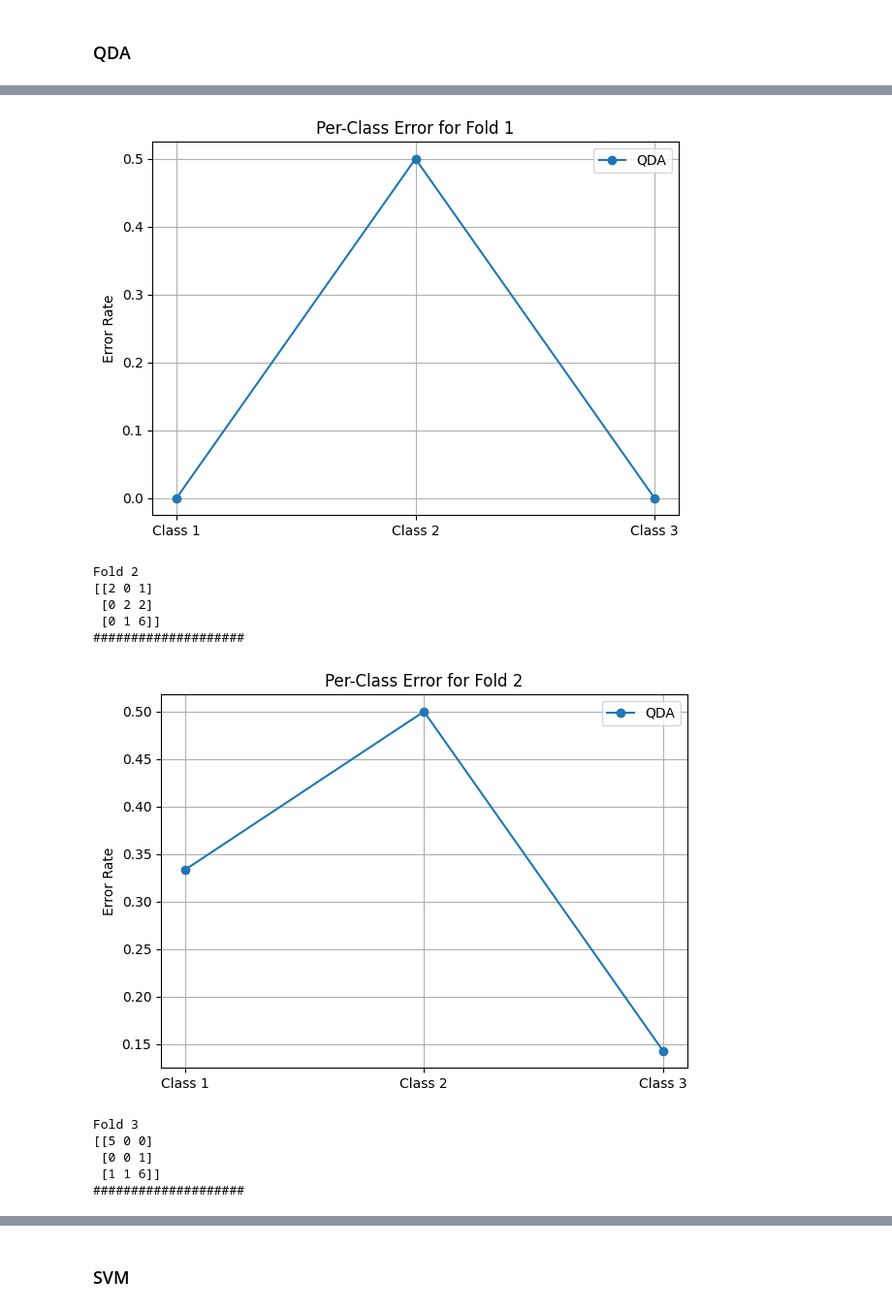
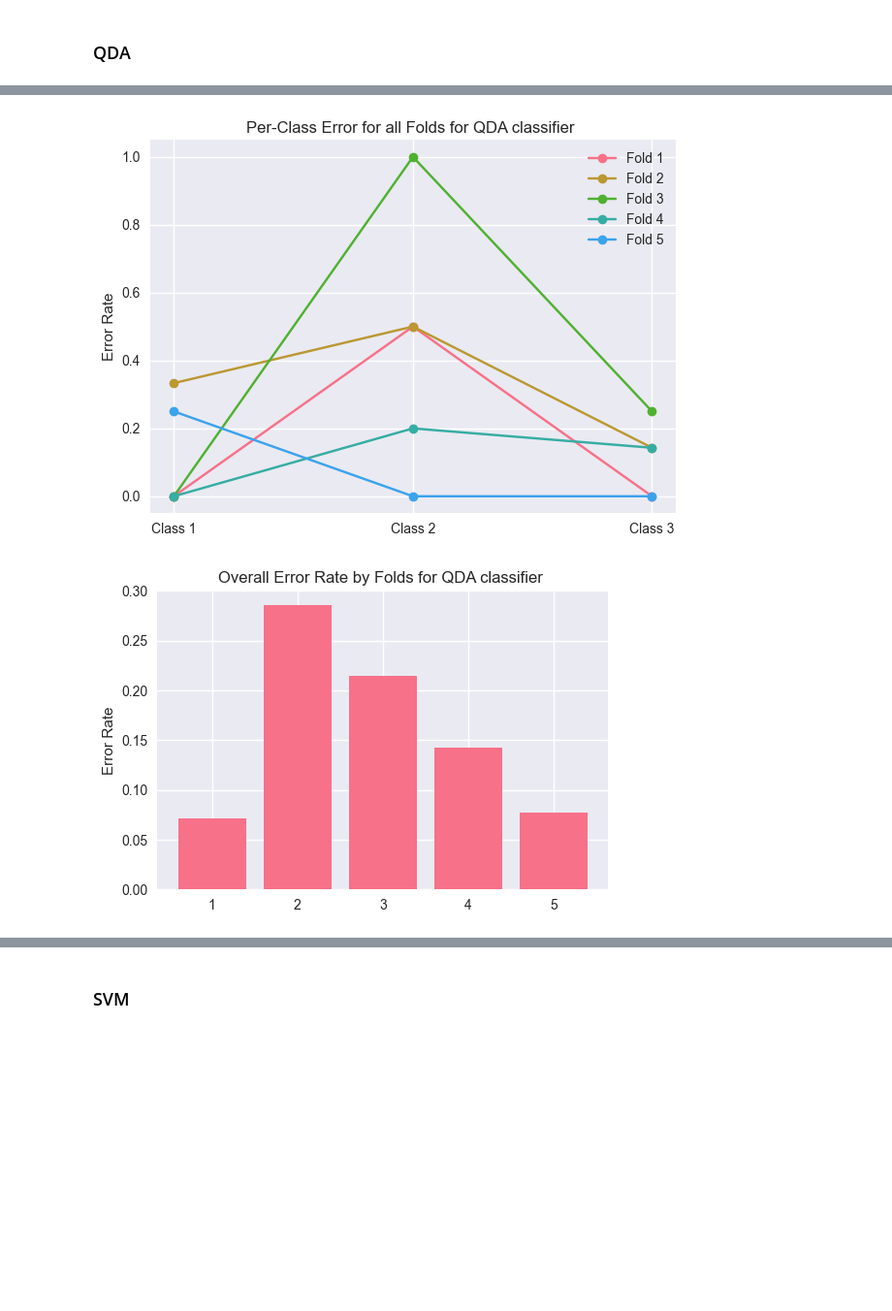
Before and after one commit to ivokusi/ME453-Final-Project, a Jupyter notebook: main.ipynb, the cells around one changed output, grey strips where cells are left out. Shown at 97% size. Saved outputs shown, nothing was run; the diff lists cells and outputs as text; code cells hidden in the pictures; blank space fills up the shorter version.

```diff
--- a/main.ipynb
+++ b/main.ipynb
@@ -8,7 +8,11 @@ from sklearn.discriminant_analysis import LinearDiscriminantAnalysis as LDA
 from sklearn.discriminant_analysis import QuadraticDiscriminantAnalysis as QDA
 from sklearn.svm import SVC
 from sklearn.metrics import accuracy_score
-from sklearn.metrics import confusion_matrix, ConfusionMatrixDisplay
+from sklearn.metrics import confusion_matrix
+import seaborn as sns
+# Set style for better-looking plots
+plt.style.use('seaborn-v0_8')
+sns.set_palette("husl")
 # %% [markdown]
 # Part 1
 Team members:
@@ -457,30 +418,7 @@ Fold 5
 ### QDA
 # %%
 print("Confusion matrix for QDA classifier")
-folds_ = np.arange(1,6,1)
-errors = []
-for i in folds_:
-    print(f"Fold {i}")
-    print(ConfMatrices_qda[i-1])
-    print("#"*20)
-    errors.append(error_rate(ConfMatrices_qda[i-1]))
-
-
-    qda_ce = class_errors(ConfMatrices_qda[i-1])
-    plt.figure(figsize=(7,5))
-    plt.plot(classes, qda_ce, marker='o', label="QDA")
-    plt.title(f"Per-Class Error for Fold {i}")
-    plt.ylabel("Error Rate")
-    plt.legend()
-    plt.grid(True)
-    plt.show()
-
-plt.figure(figsize=(6,4))
-plt.bar(folds_, errors)
-plt.title("Overall Error Rate by Folds for LDA classifier")
-plt.ylabel("Error Rate")
-plt.grid(True)
-plt.show()
+error_plots(ConfMatrices_qda, "QDA")
 # %% [output]
 Confusion matrix for QDA classifier
 Fold 1
@@ -491,12 +440,2 @@ Fold 1
-[figure, old version]
+[figure, new version]
-Fold 2
-[[2 0 1]
- [0 2 2]
- [0 1 6]]
-####################
-[figure, old version]
+[figure, new version]
-Fold 3
-[[5 0 0]
- [0 0 1]
- [1 1 6]]
-####################
```
Also changed, not shown: parts of 12 cells of this notebook, 1 other file.
